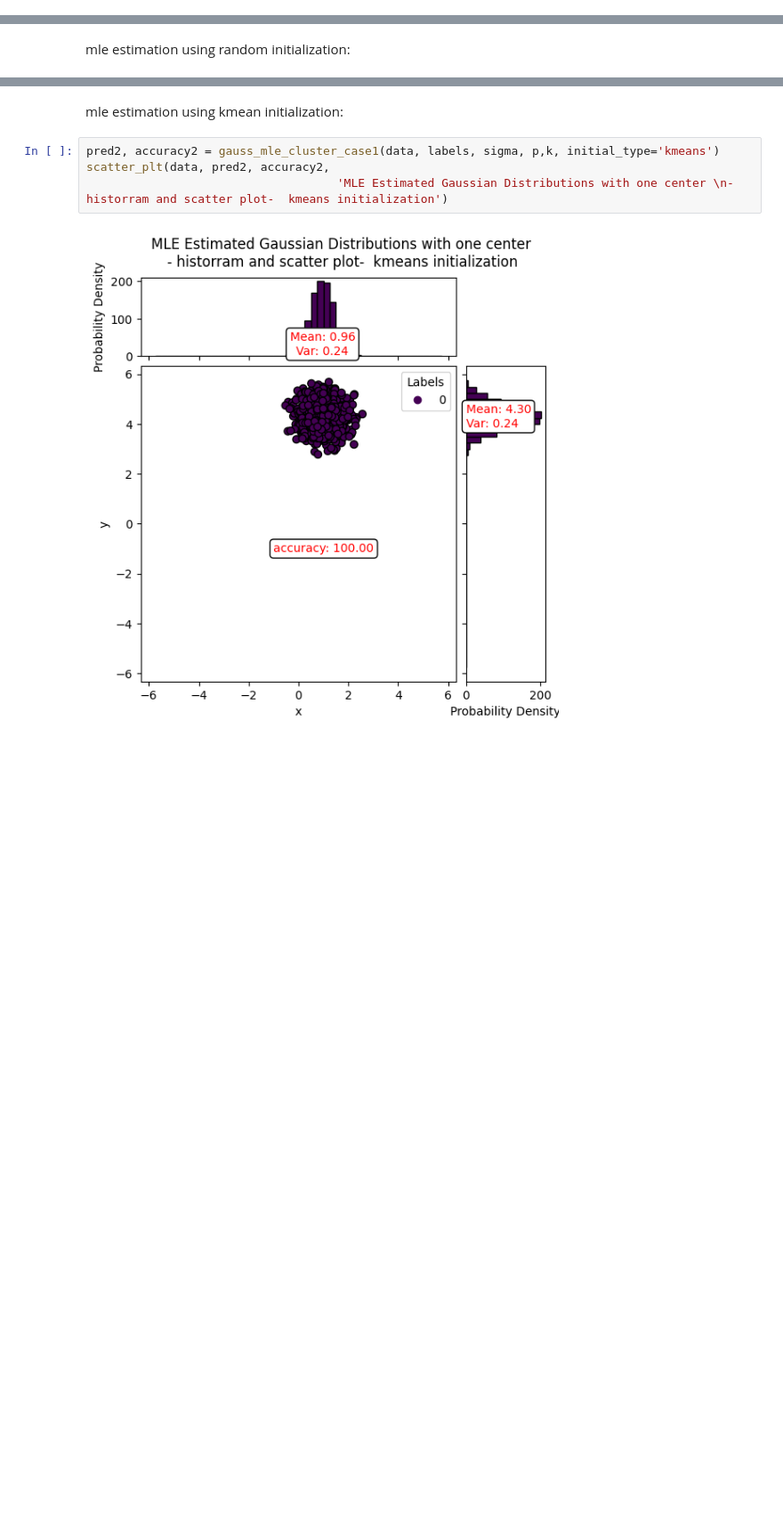
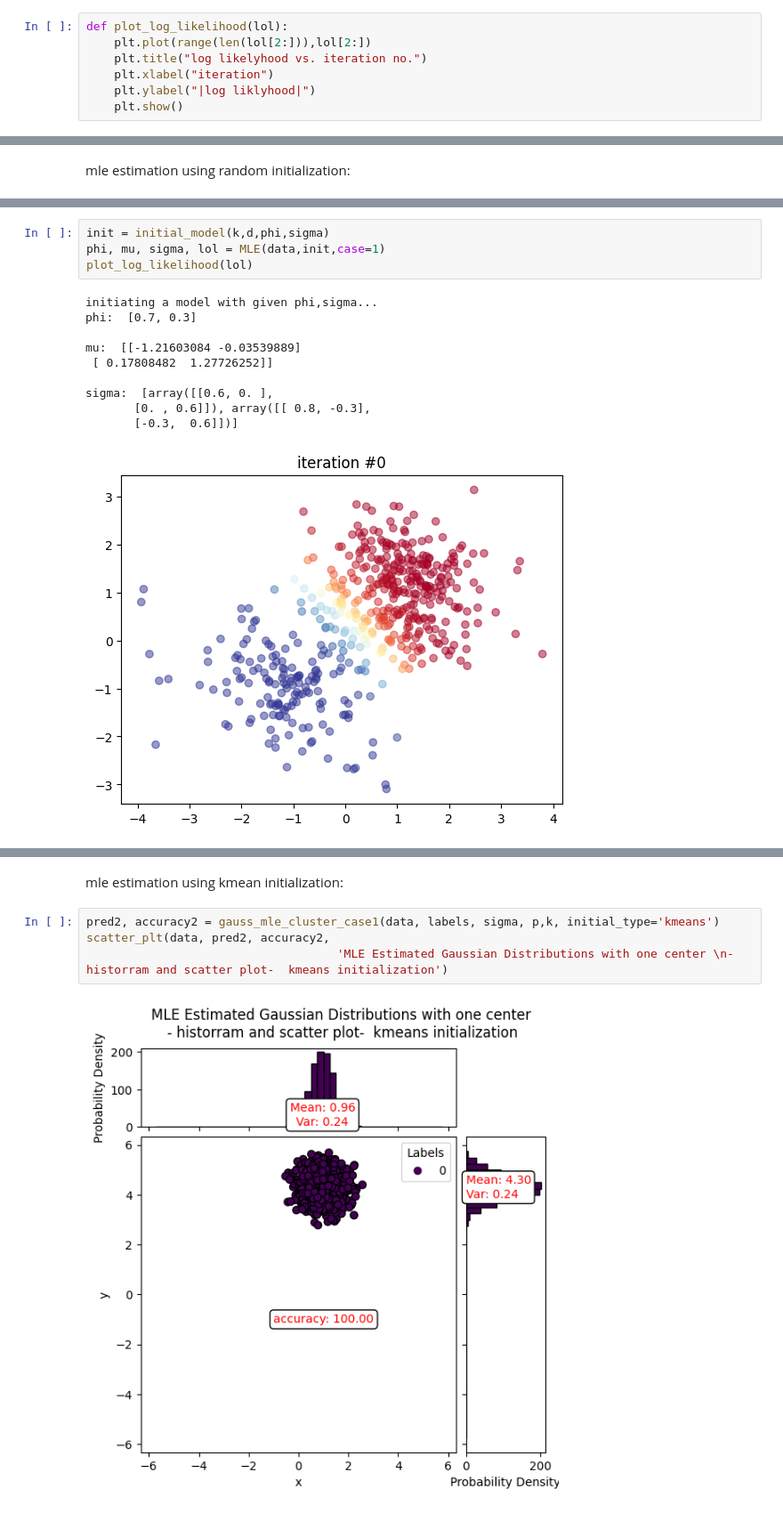
Before and after one commit to ofirkruzel/unsupervised-clustering, a Jupyter notebook: eshckol_submition.ipynb, the cells around one changed output, grey strips where cells are left out. Shown at 89% size. Cells and saved outputs as stored; diff of their text form; blank space fills up the shorter version.

```diff
--- a/eshckol_submition.ipynb
+++ b/eshckol_submition.ipynb
@@ -114,3 +229,10 @@ def gauss_mle_cluster_case2(D, sigma, p,k, initial_type):
+# %%
+def plot_log_likelihood(lol):
+    plt.plot(range(len(lol[2:])),lol[2:])
+    plt.title("log likelyhood vs. iteration no.")
+    plt.xlabel("iteration")
+    plt.ylabel("|log liklyhood|")
+    plt.show()
 # %%
 def get_distance_2d(cluster_1, cluster_2, distance_metric="euclidean"):
     """Gets the distance between the two given 2D clusters.
@@ -281,0 +430,15 @@ mle estimation using random initialization:
+# %%
+init = initial_model(k,d,phi,sigma)
+phi, mu, sigma, lol = MLE(data,init,case=1)
+plot_log_likelihood(lol)
+# %% [output]
+initiating a model with given phi,sigma...
+phi:  [0.7, 0.3]
+
+mu:  [[-1.21603084 -0.03539889]
+ [ 0.17808482  1.27726252]]
+
+sigma:  [array([[0.6, 0. ],
+       [0. , 0.6]]), array([[ 0.8, -0.3],
+       [-0.3,  0.6]])]
+[figure, added]
```
Also changed, not shown: parts of 12 cells of this notebook, 1 other file.
